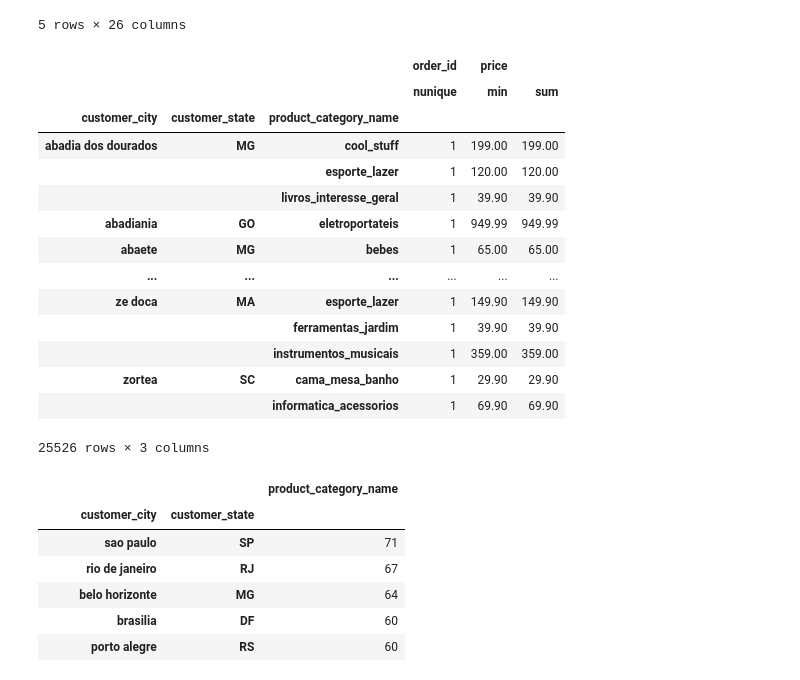
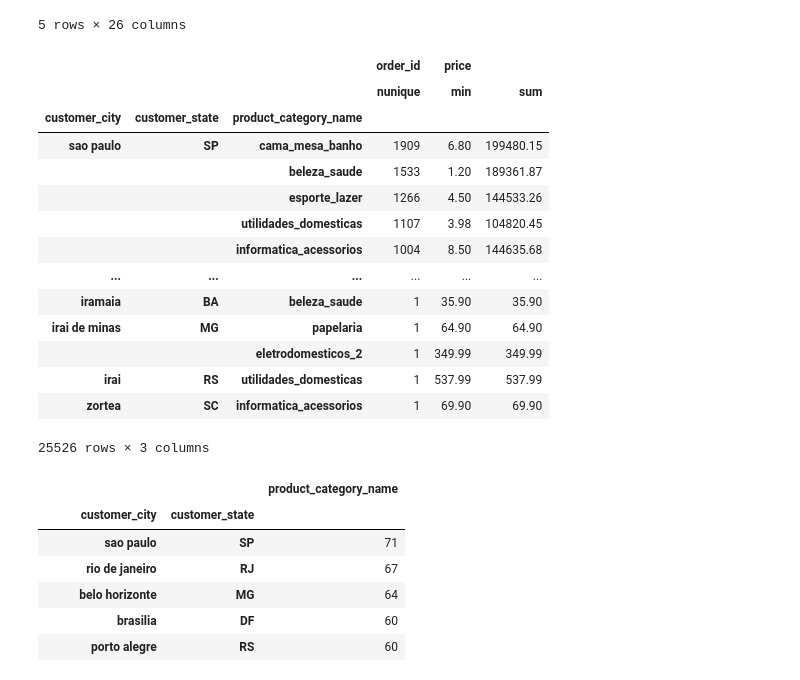
Before and after one commit to farisgp/E-Commerce-Public-Analyst, a Jupyter notebook: notebook.ipynb, the cells around one changed output. Cells and saved outputs as stored; diff of their text form; code cells hidden in the pictures.

```diff
--- a/notebook.ipynb
+++ b/notebook.ipynb
@@ -1292,23 +1350,23 @@ orders_order_items_customers_product.head()
 # %%
 orders_order_items_customers_product.groupby(by=["customer_city", "customer_state", "product_category_name"]).agg({
     "order_id": "nunique",
     "price":  ["min", "sum"]
-})
+}).sort_values(by=("order_id", "nunique"), ascending=False)
 # %% [output]
 |  |  |  | order_id | price |  |
 |  |  |  | nunique | min | sum |
 | customer_city | customer_state | product_category_name |  |  |  |
-| abadia dos dourados | MG | cool_stuff | 1 | 199.00 | 199.00 |
-|  |  | esporte_lazer | 1 | 120.00 | 120.00 |
-|  |  | livros_interesse_geral | 1 | 39.90 | 39.90 |
-| abadiania | GO | eletroportateis | 1 | 949.99 | 949.99 |
-| abaete | MG | bebes | 1 | 65.00 | 65.00 |
+| sao paulo | SP | cama_mesa_banho | 1909 | 6.80 | 199480.15 |
+|  |  | beleza_saude | 1533 | 1.20 | 189361.87 |
+|  |  | esporte_lazer | 1266 | 4.50 | 144533.26 |
+|  |  | utilidades_domesticas | 1107 | 3.98 | 104820.45 |
+|  |  | informatica_acessorios | 1004 | 8.50 | 144635.68 |
 | ... | ... | ... | ... | ... | ... |
-| ze doca | MA | esporte_lazer | 1 | 149.90 | 149.90 |
-|  |  | ferramentas_jardim | 1 | 39.90 | 39.90 |
-|  |  | instrumentos_musicais | 1 | 359.00 | 359.00 |
-| zortea | SC | cama_mesa_banho | 1 | 29.90 | 29.90 |
-|  |  | informatica_acessorios | 1 | 69.90 | 69.90 |
+| iramaia | BA | beleza_saude | 1 | 35.90 | 35.90 |
+| irai de minas | MG | papelaria | 1 | 64.90 | 64.90 |
+|  |  | eletrodomesticos_2 | 1 | 349.99 | 349.99 |
+| irai | RS | utilidades_domesticas | 1 | 537.99 | 537.99 |
+| zortea | SC | informatica_acessorios | 1 | 69.90 | 69.90 |
 25526 rows × 3 columns
 # %%
 orders_order_items_customers_product.groupby(by=["customer_city", "customer_state"]).agg({
```
Also changed, not shown: parts of 16 cells of this notebook.
